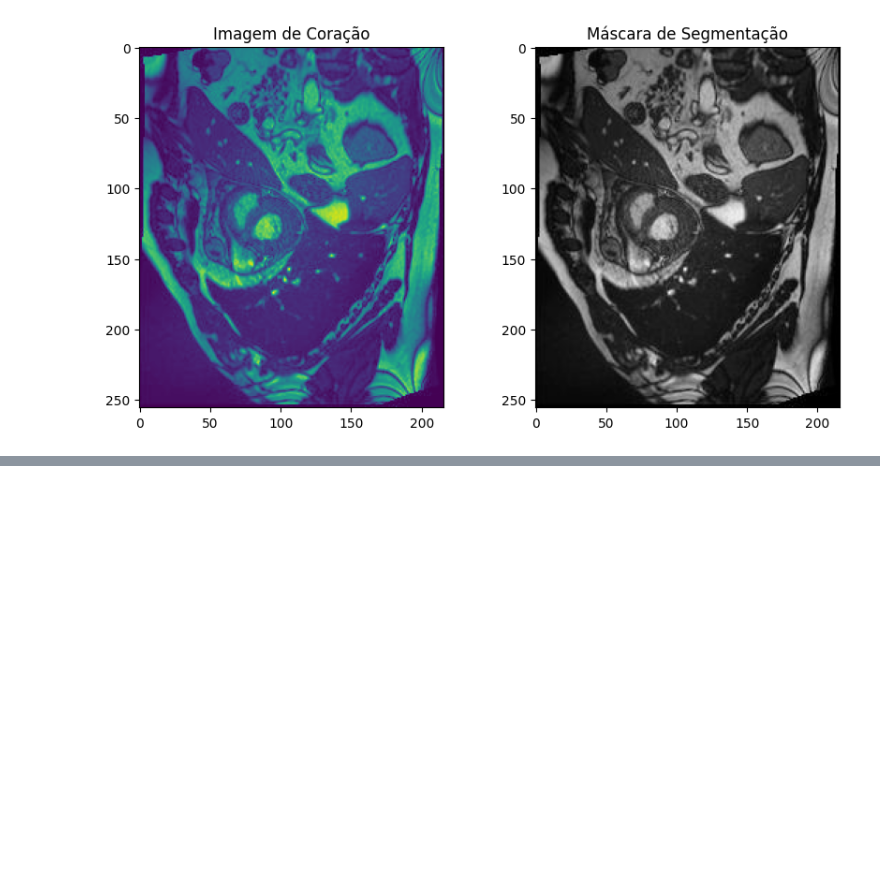
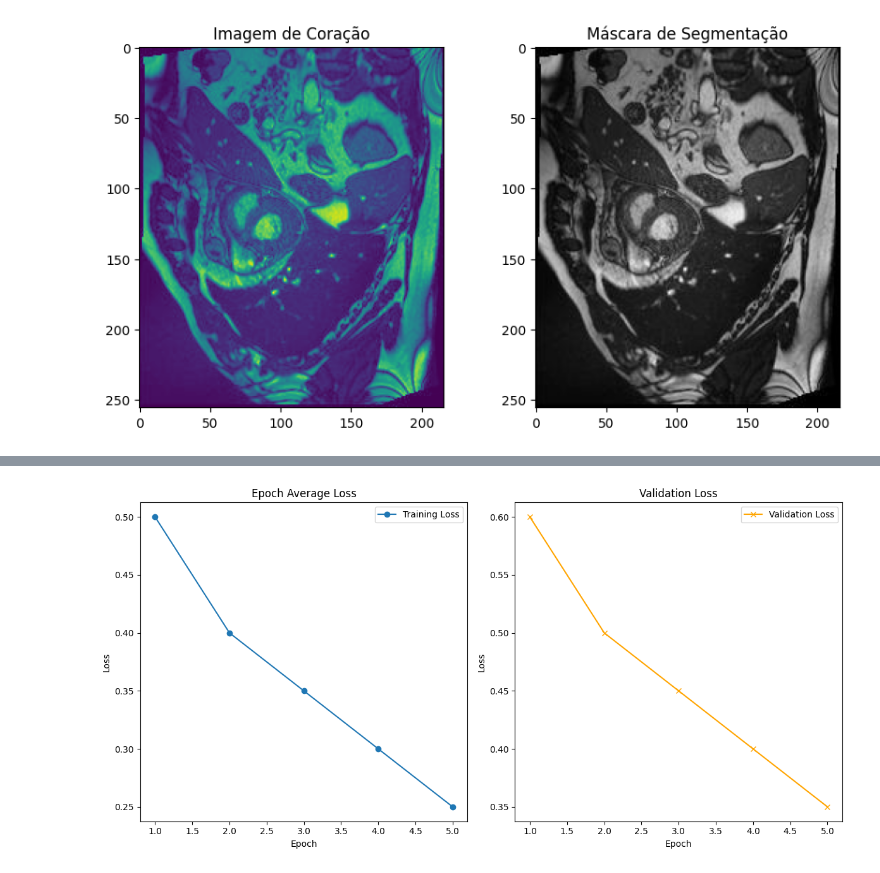
Before and after one commit to Alan240124/Alan, a Jupyter notebook: Atividade_Dataloader.ipynb, the cells around one changed output, grey strips where cells are left out. Cells and saved outputs as stored; diff of their text form; code cells hidden in the pictures; blank space fills up the shorter version.

```diff
--- a/Atividade_Dataloader.ipynb
+++ b/Atividade_Dataloader.ipynb
@@ -268,0 +270,36 @@ Pastas 'images' e 'masks' verificadas/criadas com sucesso.
+# %%
+import matplotlib.pyplot as plt
+
+# Exemplo de inicialização de variáveis
+epoch_loss_values = [0.5, 0.4, 0.35, 0.3, 0.25]  # Exemplo de perdas de treinamento por época
+losses_validation = [0.6, 0.5, 0.45, 0.4, 0.35]  # Exemplo de perdas de validação
+val_interval = 1  # Intervalo de validação (pode ser ajustado conforme necessário)
+
+# Criar a figura para plotar
+plt.figure("train", (12, 6))
+
+# Subplot para perda média por época
+plt.subplot(1, 2, 1)
+plt.title("Epoch Average Loss")
+x_train = [i + 1 for i in range(len(epoch_loss_values))]
+y_train = epoch_loss_values
+plt.xlabel("Epoch")
+plt.ylabel("Loss")
+plt.plot(x_train, y_train, marker='o', label='Training Loss')
+plt.legend()
+
+# Subplot para perda de validação
+plt.subplot(1, 2, 2)
+plt.title("Validation Loss")
+x_val = [val_interval * (i + 1) for i in range(len(losses_validation))]
+y_val = losses_validation
+plt.xlabel("Epoch")
+plt.ylabel("Loss")
+plt.plot(x_val, y_val, marker='x', color='orange', label='Validation Loss')
+plt.legend()
+
+# Mostrar os gráficos
+plt.tight_layout()  # Melhora o layout
+plt.show()
+# %% [output]
+[figure, added]
```
Also changed, not shown: parts of 4 cells of this notebook.
